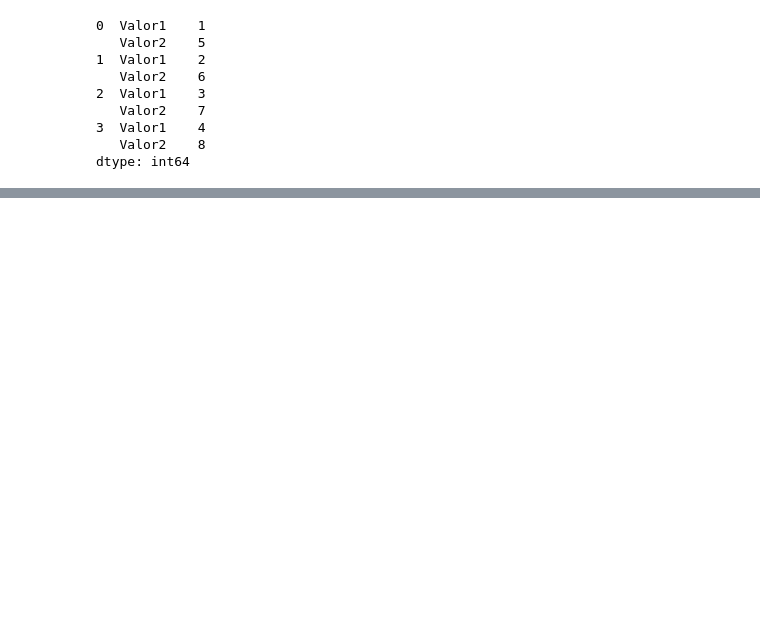
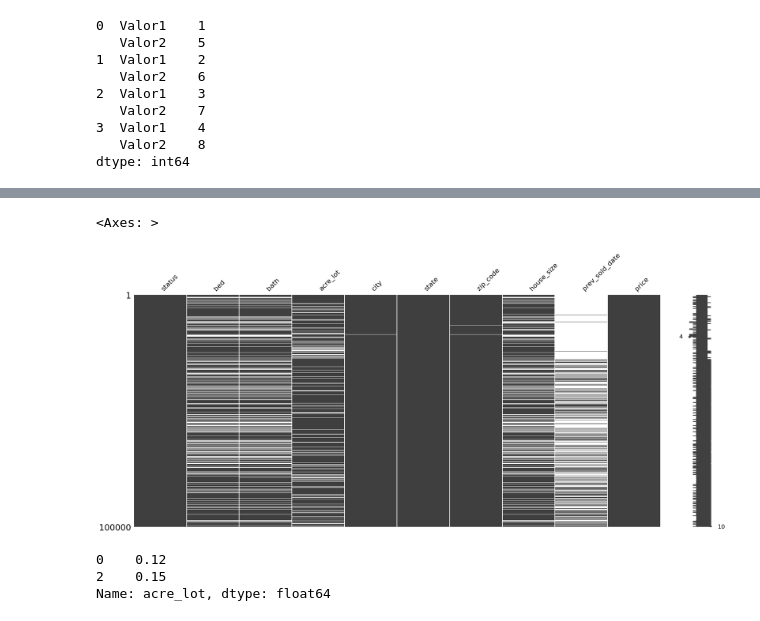
Before and after one commit to TgdaAlmeida/aula_coderhouse, a Jupyter notebook: CURSO_CODER/Aula14.ipynb, the cells around one changed output, grey strips where cells are left out. Drawn from its saved outputs; the diff is of its cells as text; code cells hidden in the pictures; blank space fills up the shorter version.

```diff
--- a/CURSO_CODER/Aula14.ipynb
+++ b/CURSO_CODER/Aula14.ipynb
@@ -177,0 +452,13 @@ dtype: int64
+# %%
+df = pd.read_csv('realtor-data.csv')
+# %%
+msn.matrix(df)
+# %% [output]
+<Axes: >
+[figure, added]
+# %%
+df.iloc[[0,2],3]
+# %% [output]
+0    0.12
+2    0.15
+Name: acre_lot, dtype: float64
```
Also changed, not shown: parts of 36 cells of this notebook, 5 other files.
